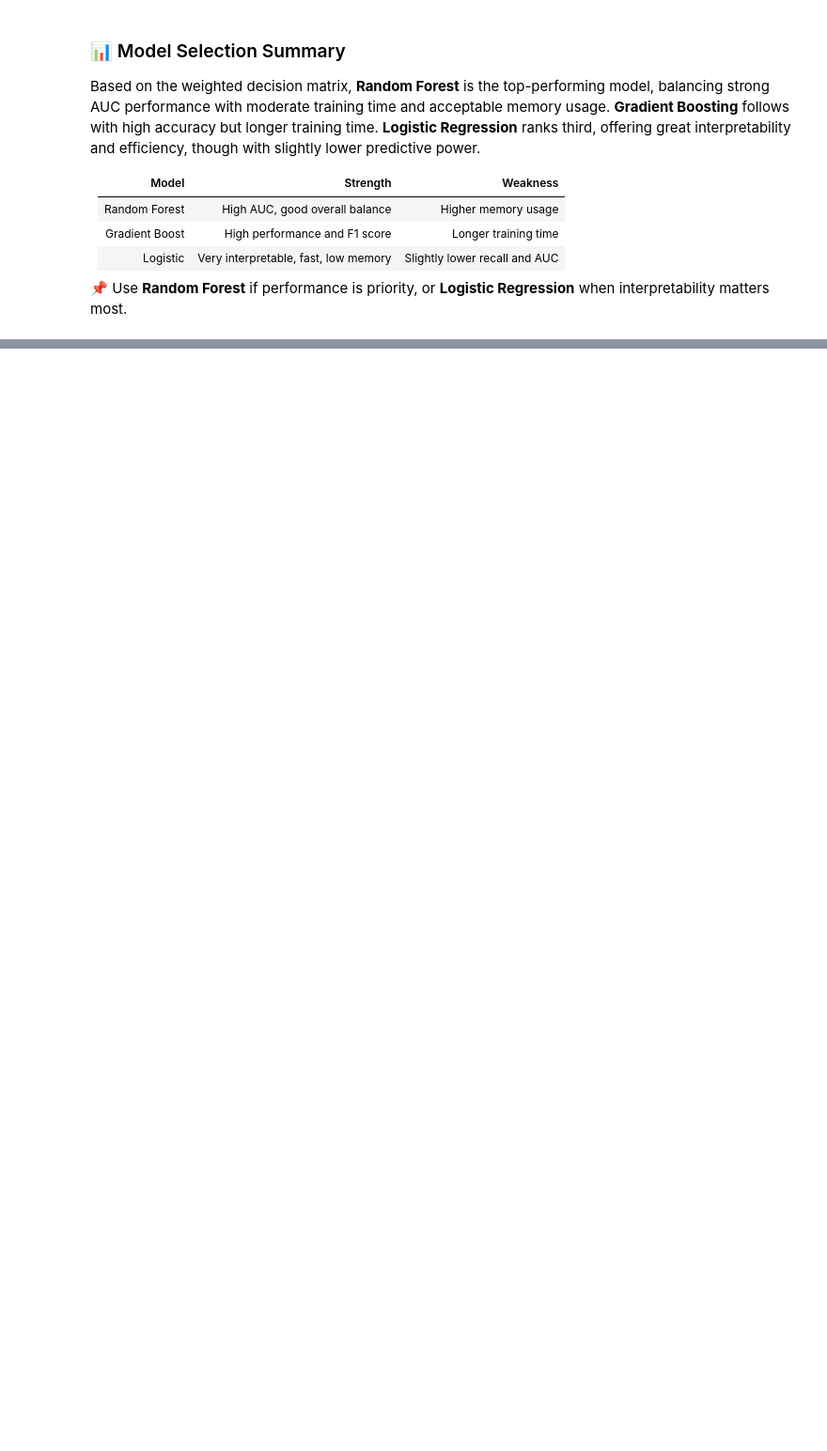
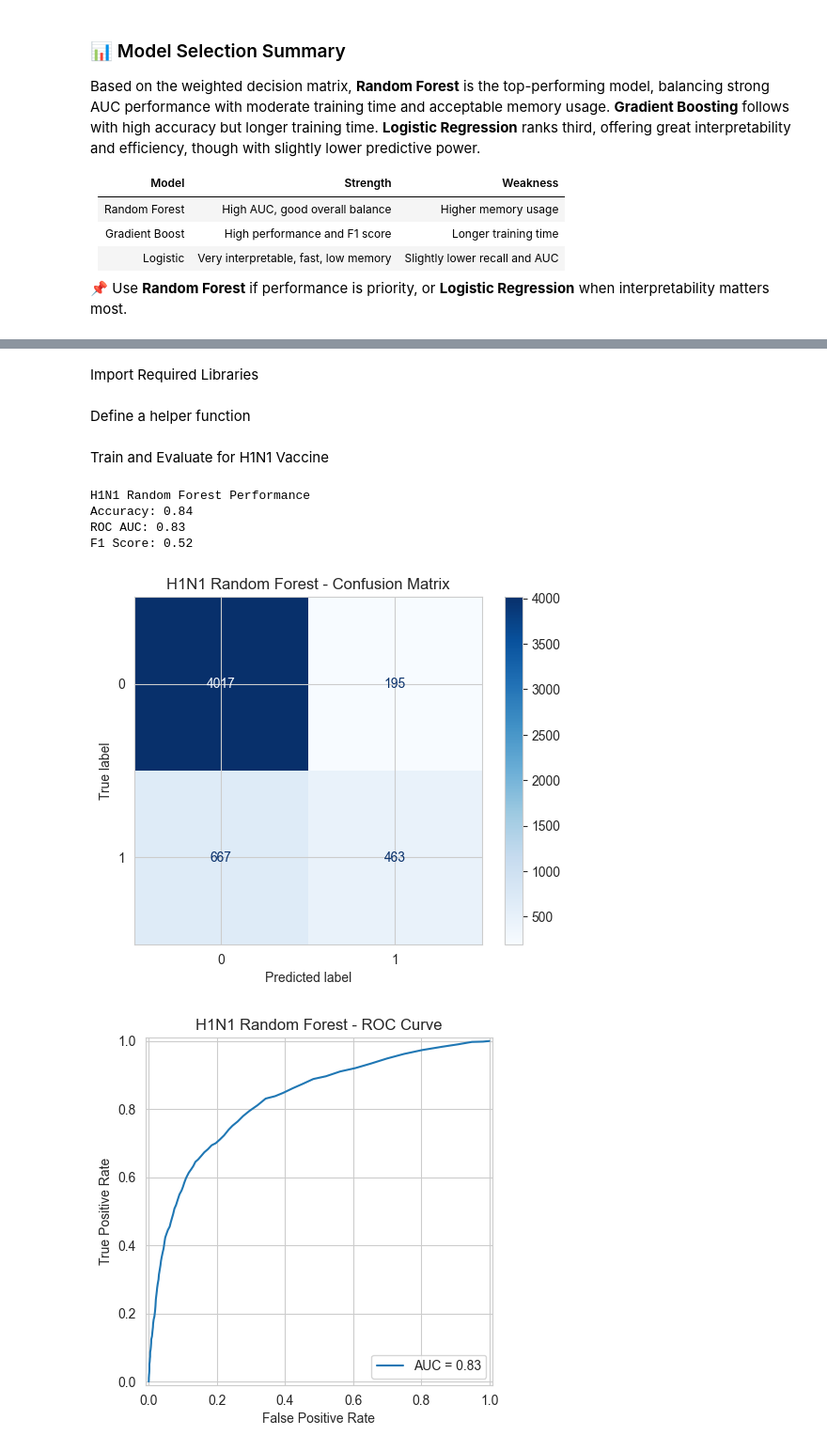
Before and after one commit to albert-raphael/alpha-group, a Jupyter notebook: Notebooks/flu shot.ipynb, the cells around one changed output, grey strips where cells are left out. Shown at 94% size. Saved outputs shown, nothing was run; the diff lists cells and outputs as text; code cells hidden in the pictures; blank space fills up the shorter version.

```diff
--- a/Notebooks/flu shot.ipynb
+++ b/Notebooks/flu shot.ipynb
@@ -3052,0 +3069,2 @@ Based on the weighted decision matrix, **Random Forest** is the top-performing m
+# %% [markdown]
+Import Required Libraries
@@ -3052,0 +3076,46 @@ Based on the weighted decision matrix, **Random Forest** is the top-performing m
+# %% [markdown]
+Define a helper function
+# %%
+def evaluate_model(model, X_test, y_test, model_name="Model"):
+    y_pred = model.predict(X_test)
+    y_proba = model.predict_proba(X_test)[:, 1]
+
+    acc = accuracy_score(y_test, y_pred)
+    auc = roc_auc_score(y_test, y_proba)
+    f1 = f1_score(y_test, y_pred)
+
+    print(f"{model_name} Performance")
+    print(f"Accuracy: {acc:.2f}")
+    print(f"ROC AUC: {auc:.2f}")
+    print(f"F1 Score: {f1:.2f}")
+
+    # Confusion Matrix
+    cm = confusion_matrix(y_test, y_pred)
+    disp = ConfusionMatrixDisplay(confusion_matrix=cm)
+    disp.plot(cmap="Blues")
+    plt.title(f"{model_name} - Confusion Matrix")
+    plt.show()
+
+    # ROC Curve
+    fpr, tpr, _ = roc_curve(y_test, y_proba)
+    RocCurveDisplay(fpr=fpr, tpr=tpr, roc_auc=auc).plot()
+    plt.title(f"{model_name} - ROC Curve")
+    plt.show()
+
+    return acc, auc, f1
+# %% [markdown]
+Train and Evaluate for H1N1 Vaccine
+# %%
+# Assuming your data is split like this already:
+# X_train_h1n1, X_test_h1n1, y_train_h1n1, y_test_h1n1 for H1N1
+model = RandomForestClassifier(random_state=42)
+model.fit(X_train_h1n1, y_train_h1n1)
+
+acc_h1n1, auc_h1n1, f1_h1n1 = evaluate_model(model, X_test_h1n1, y_test_h1n1, "H1N1 Random Forest")
+# %% [output]
+H1N1 Random Forest Performance
+Accuracy: 0.84
+ROC AUC: 0.83
+F1 Score: 0.52
+[figure, added]
+[figure, added]
```
Also changed, not shown: parts of 35 cells of this notebook.
